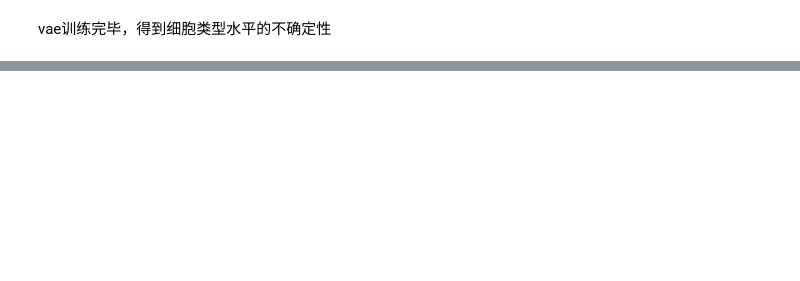
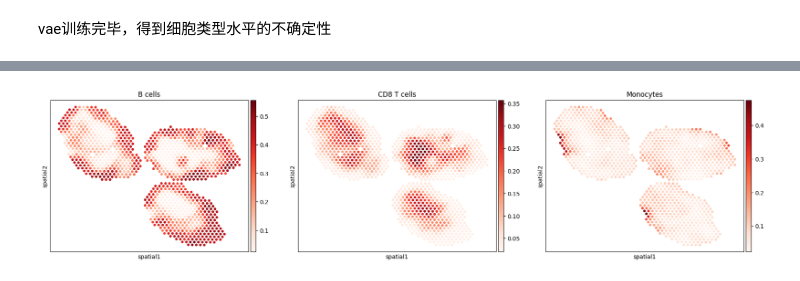
Before and after one commit to 11e11/myselftest, a Jupyter notebook: myval_claude.ipynb, the cells around one changed output, grey strips where cells are left out. Cells and saved outputs as stored; diff of their text form; code cells hidden in the pictures; blank space fills up the shorter version.

```diff
--- a/myval_claude.ipynb
+++ b/myval_claude.ipynb
@@ -344,0 +455,4 @@ plt.show()
+# %%
+# pred: [n_spots, n_types]，celltypes: 细胞类型名list
+for i, ct in enumerate(celltypes):
+    ST.obs[ct] = pred[:, i]
@@ -344,0 +474,13 @@ plt.show()
+# %%
+import scanpy as sc
+ct_list = ["B cells", "CD8 T cells", "Monocytes"]
+# 如果空间坐标在 obsm["spatial"] 或 obsm["location"]，scanpy 会自动识别
+sc.pl.embedding(
+    ST,
+    basis="spatial",  # 或 "location"，看你的 AnnData 里是哪一个
+    color=ct_list,  # 画前3个细胞类型
+    cmap="Reds",
+    s=80
+)
+# %% [output]
+[figure, added]
```
Also changed, not shown: parts of 15 cells of this notebook, 4 other files.
